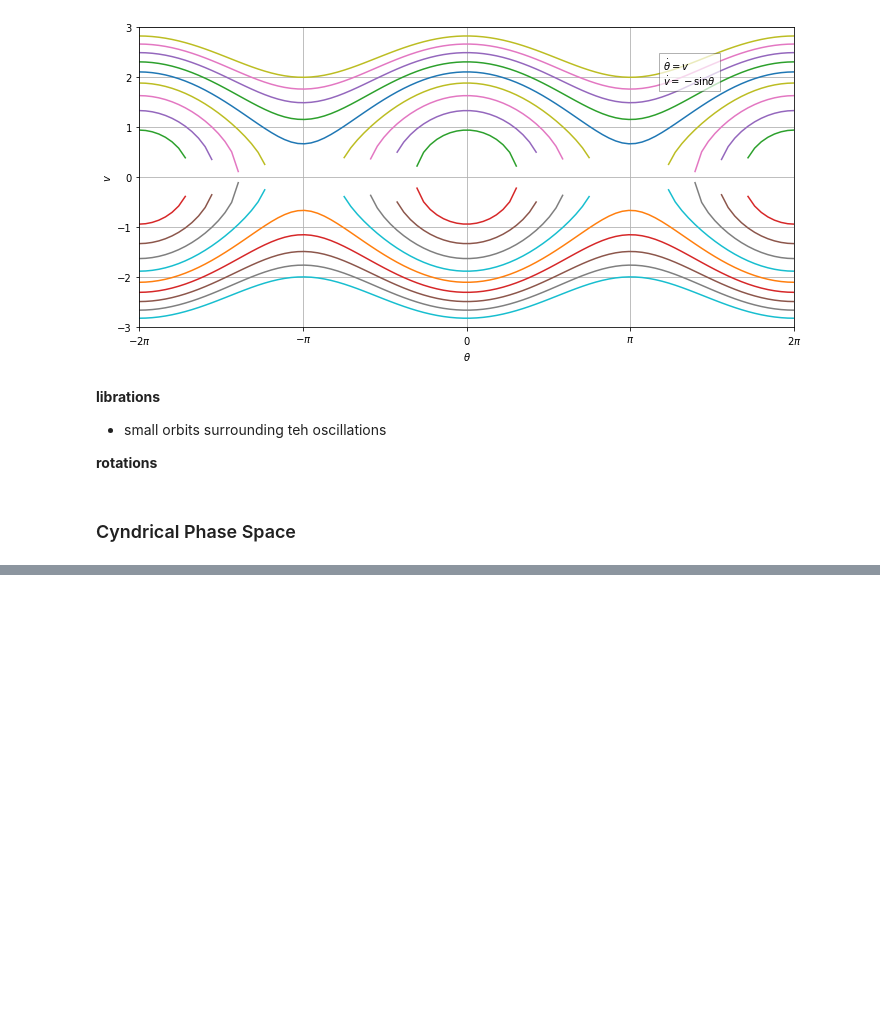
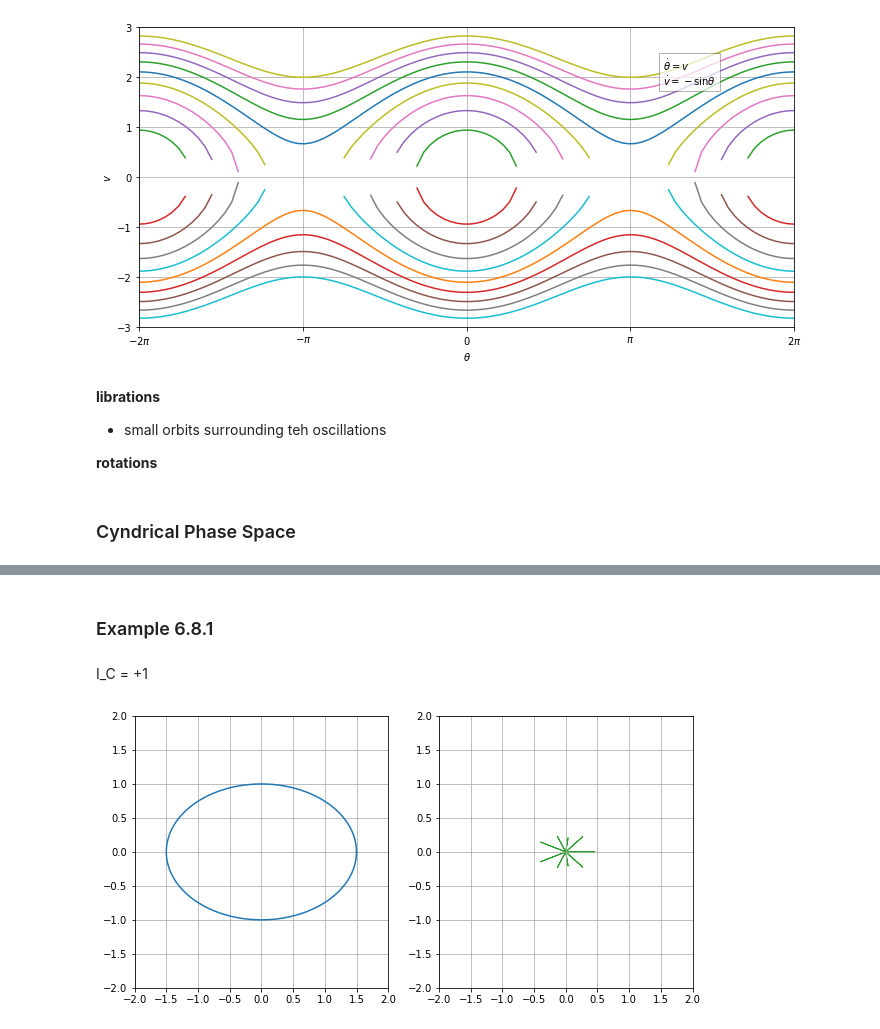
Before and after one commit to shumez/NLDC, a Jupyter notebook: c06/note.ipynb, the cells around one changed output, grey strips where cells are left out. Drawn from its saved outputs; the diff is of its cells as text; code cells hidden in the pictures; blank space fills up the shorter version.

```diff
--- a/c06/note.ipynb
+++ b/c06/note.ipynb
@@ -1652,0 +1746,59 @@ plt.show()
+# %% [markdown]
+### Example 6.8.1
+# %% [markdown]
+I_C = +1
+# %%
+pi = np.pi
+phi = np.linspace(0, 2*pi, 100)
+
+def C_x(phi):
+    return np.cos(phi)*1.5
+def C_y(phi):
+    return np.sin(phi)
+
+def x_dot(phi):
+    return - np.cos(phi)*(C_x(phi)**2 + C_y(phi)**2) /5
+
+def y_dot(phi):
+    return - np.sin(phi)*(C_x(phi)**2 + C_y(phi)**2) /5
+
+def speed(phi):
+    return np.sqrt(x_dot(phi)**2 + y_dot(phi)**2)
+
+xmin, xmax, ymin, ymax = -2, 2, -2, 2
+
+fig, (ax0, ax1) = plt.subplots(ncols=2, figsize=(10, 5))
+
+ax0.plot(C_x(phi), C_y(phi), c=c[0])
+
+phi = np.linspace(0, 2*pi, 10)
+
+# ax0.quiver(C_x(phi), C_y(phi), x_dot(phi), y_dot(phi),
+#            pivot='middle',
+#            color=c[2], alpha=.7)#, cmap='viridis')
+
+# for dx, dy in zip(x_dot(phi), y_dot(phi)):
+#     ax0.arrow(C_x(phi), C_y(phi), dx, dy)#,
+              #color=c[2])#, alpha=.7)#, cmap='viridis')
+
+ax0.set_xlim(xmin, xmax)
+ax0.set_ylim(ymin, ymax)
+ax0.grid(True)
+
+for dx, dy in zip(x_dot(phi), y_dot(phi)):
+    ax1.arrow(0, 0, dx, dy,
+              color=c[2])#, alpha=.7)#, cmap='viridis')
+
+ax1.set_xlim(xmin, xmax)
+ax1.set_ylim(ymin, ymax)
+ax1.grid(True)
+
+plt.show()
+
+# figname = '6_7_7'
+# plt.savefig(('img/fig_%s.png' % figname), dpi=None, facecolor='w', edgecolor='w',
+#             orientation='portrait', papertype=None, format='png',
+#             transparent=False, bbox_inches=None, pad_inches=0.1,
+#             frameon=None)
+# %% [output]
+[figure, added]
```
Also changed, not shown: parts of 13 cells of this notebook, 2 other files.
